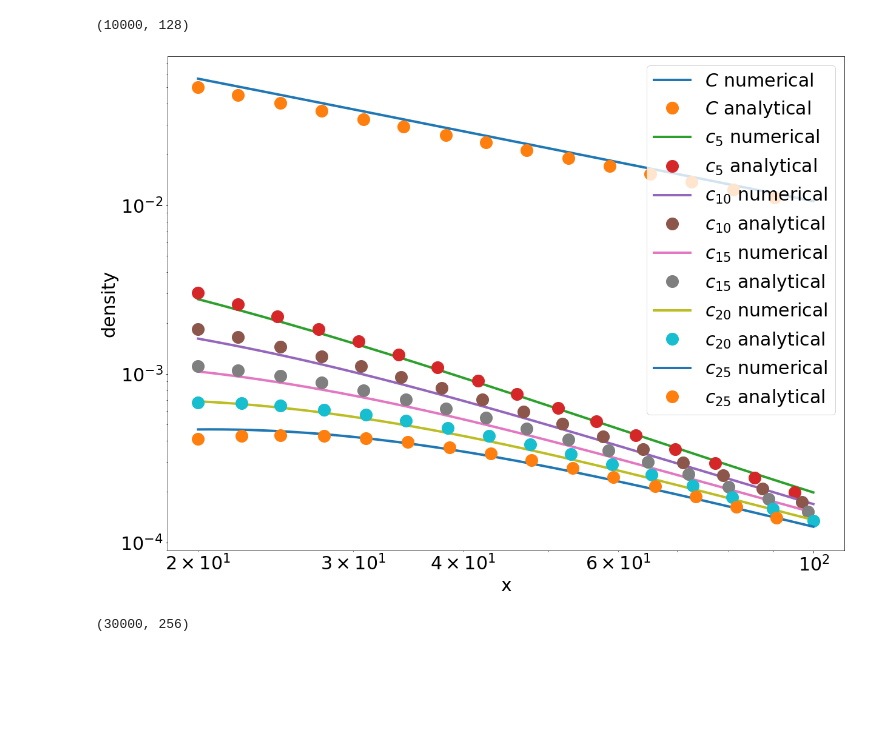
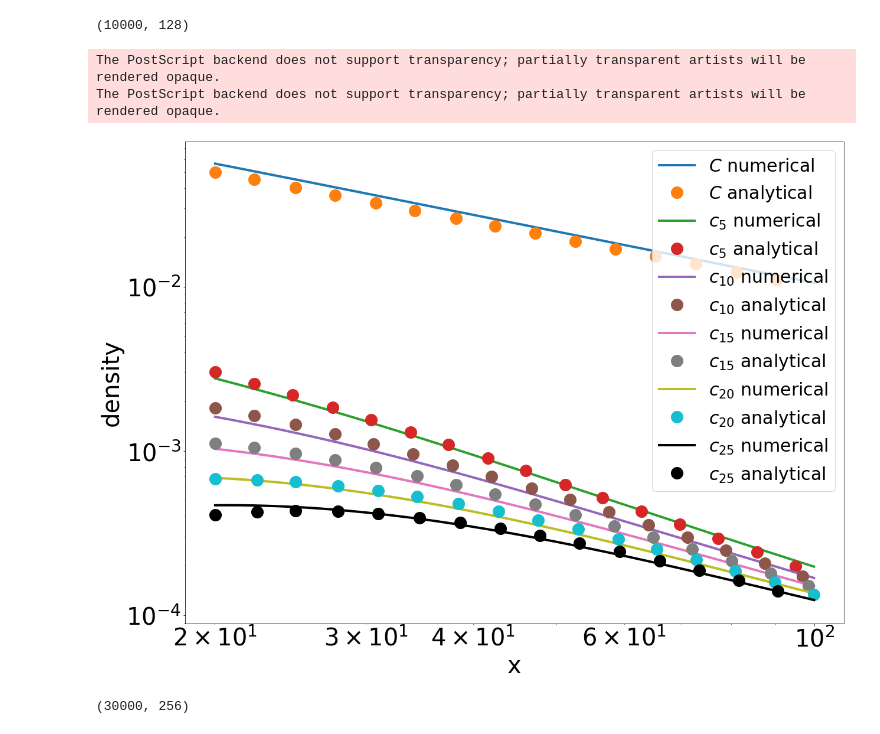
Before and after one commit to RishatZagidullin/coagulation-advection-1d, a Jupyter notebook: run_folder/draw_article.ipynb, the cells around one changed output. Cells and saved outputs as stored; diff of their text form; code cells hidden in the pictures; blank space fills up the shorter version.

```diff
--- a/run_folder/draw_article.ipynb
+++ b/run_folder/draw_article.ipynb
@@ -69,42 +71,44 @@ time = 9
 lasty = -500
 firsty = 100
 def formula(k, x):
     return 2*V**3/(J*K**2)*np.power(x,-2)*np.exp(-2*V**2/(J*K)*k/x)
 
 
 plt.figure(figsize=(20,15))
 
 plt.plot(x[firsty:lasty], res[time][firsty:lasty].sum(axis=1), label='$C$ numerical', lw=4)
 plt.plot(x[firsty:lasty], (V/(K*x))[firsty:lasty], 'o', label='$C$ analytical', lw=4, markersize=20, markevery=0.05)
 
 plt.plot(x[firsty:lasty], res[time][firsty:lasty, 5], label='$c_{5}$ numerical', lw=4)
 plt.plot(x[firsty:lasty], formula(5, x)[firsty:lasty], 'o', label='$c_{5}$ analytical', lw=4, markersize=20, markevery=0.05)
 
 plt.plot(x[firsty:lasty], res[time][firsty:lasty, 10], label='$c_{10}$ numerical', lw=4)
 plt.plot(x[firsty:lasty], formula(10, x)[firsty:lasty], 'o', label='$c_{10}$ analytical', lw=4, markersize=20, markevery=0.05)
 
 plt.plot(x[firsty:lasty], res[time][firsty:lasty, 15], label='$c_{15}$ numerical', lw=4)
 plt.plot(x[firsty:lasty], formula(15, x)[firsty:lasty], 'o', label='$c_{15}$ analytical', lw=4, markersize=20, markevery=0.05)
 
 plt.plot(x[firsty:lasty], res[time][firsty:lasty, 20], label='$c_{20}$ numerical', lw=4)
 plt.plot(x[firsty:lasty], formula(20, x)[firsty:lasty], 'o', label='$c_{20}$ analytical', lw=4, markersize=20, markevery=0.05)
 
-plt.plot(x[firsty:lasty], res[time][firsty:lasty, 25], label='$c_{25}$ numerical', lw=4)
-plt.plot(x[firsty:lasty], formula(25, x)[firsty:lasty], 'o', label='$c_{25}$ analytical', lw=4, markersize=20, markevery=0.05)
+plt.plot(x[firsty:lasty], res[time][firsty:lasty, 25], color='k', label='$c_{25}$ numerical', lw=4)
+plt.plot(x[firsty:lasty], formula(25, x)[firsty:lasty], 'ko', label='$c_{25}$ analytical', lw=4, markersize=20, markevery=0.05)
 
 #plt.title("Steady state solution of Advection-Diffusion-Coagulation system", fontsize=30)
-plt.xticks(fontsize=30)
+plt.xticks(fontsize=40)
 ax = plt.gca()
-ax.tick_params(axis='both', which='minor', labelsize=30)
-plt.xlabel("x", fontsize=30)
+ax.tick_params(axis='both', which='minor', labelsize=40)
+plt.xlabel("x", fontsize=40)
 plt.xscale('log')
-plt.yticks(fontsize=30)
-plt.ylabel("density", fontsize=30)
+plt.yticks(fontsize=40)
+plt.ylabel("density", fontsize=40)
 plt.yscale('log')
 plt.legend(fontsize=30, loc='upper right')
-plt.savefig("diffusion_advection_const.png")
+plt.savefig("Fig2.eps", formate='eps')
 # %% [output]
+The PostScript backend does not support transparency; partially transparent artists will be rendered opaque.
+The PostScript backend does not support transparency; partially transparent artists will be rendered opaque.
-[figure, old version]
+[figure, new version]
 # %%
 res = np.loadtxt("res_full.txt")
 
```
Also changed, not shown: parts of 13 cells of this notebook, 3 other files.
